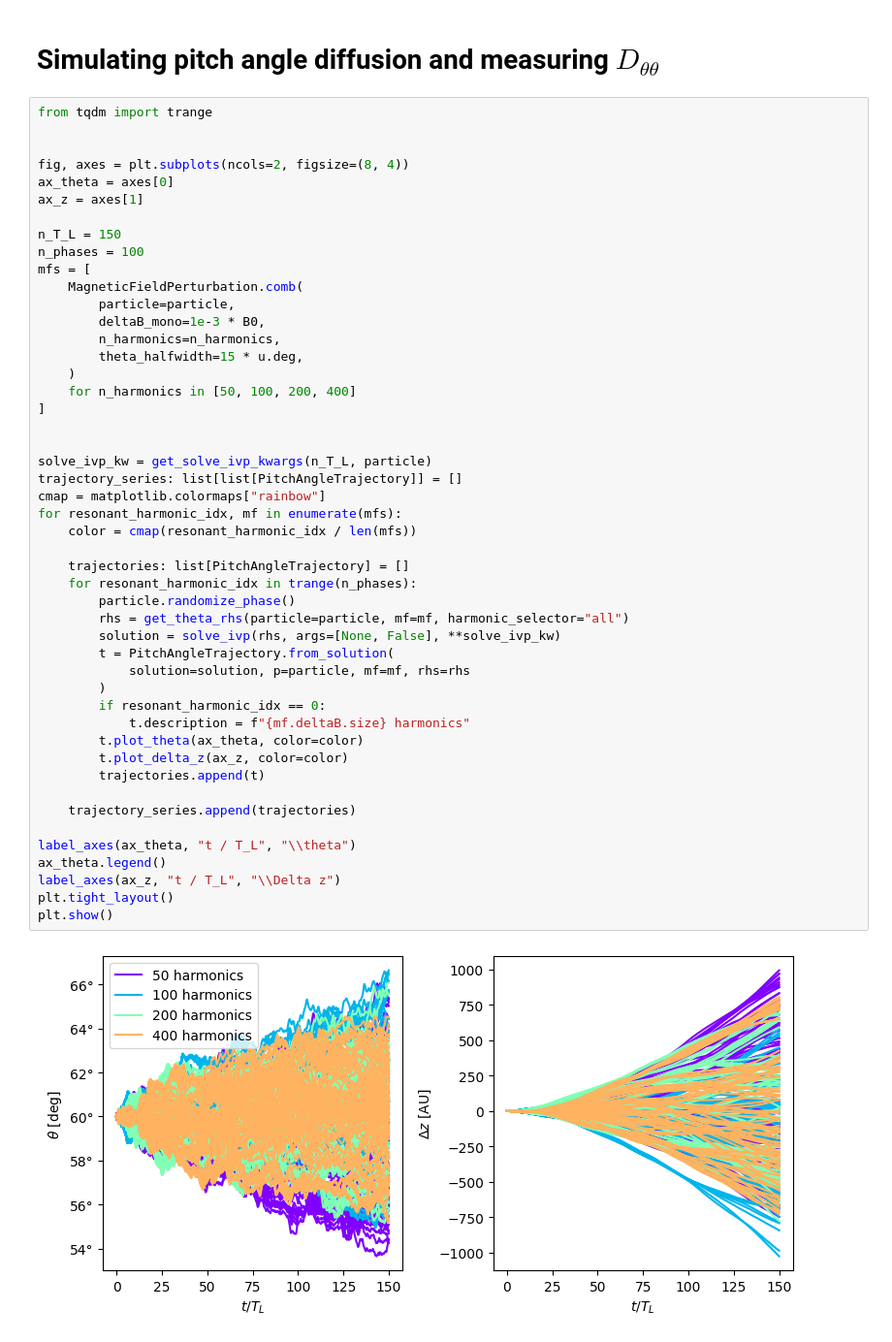
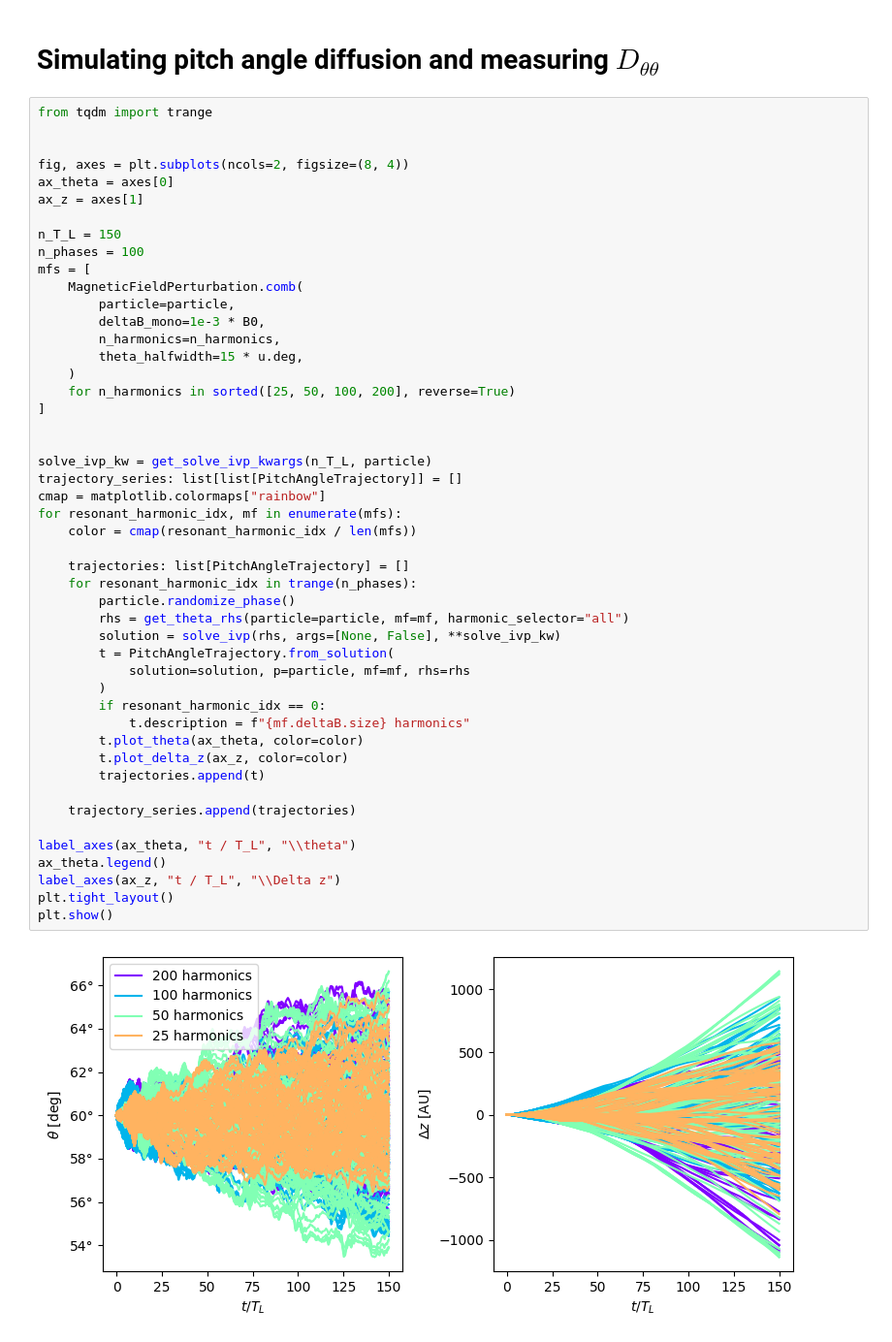
Before and after one commit to nj-vs-vh/gssi-he-th, a Jupyter notebook: Pitch Angle Diffusion Simulation.ipynb, the cells around one changed output. Shown at 97% size. Saved outputs shown, nothing was run; the diff lists cells and outputs as text.

```diff
--- a/Pitch Angle Diffusion Simulation.ipynb
+++ b/Pitch Angle Diffusion Simulation.ipynb
@@ -421,39 +423,39 @@ mfs = [
         n_harmonics=n_harmonics,
         theta_halfwidth=15 * u.deg,
     )
-    for n_harmonics in [50, 100, 200, 400]
+    for n_harmonics in sorted([25, 50, 100, 200], reverse=True)
 ]
 
 
 solve_ivp_kw = get_solve_ivp_kwargs(n_T_L, particle)
 trajectory_series: list[list[PitchAngleTrajectory]] = []
 cmap = matplotlib.colormaps["rainbow"]
 for resonant_harmonic_idx, mf in enumerate(mfs):
     color = cmap(resonant_harmonic_idx / len(mfs))
 
     trajectories: list[PitchAngleTrajectory] = []
     for resonant_harmonic_idx in trange(n_phases):
         particle.randomize_phase()
         rhs = get_theta_rhs(particle=particle, mf=mf, harmonic_selector="all")
         solution = solve_ivp(rhs, args=[None, False], **solve_ivp_kw)
         t = PitchAngleTrajectory.from_solution(
             solution=solution, p=particle, mf=mf, rhs=rhs
         )
         if resonant_harmonic_idx == 0:
             t.description = f"{mf.deltaB.size} harmonics"
         t.plot_theta(ax_theta, color=color)
         t.plot_delta_z(ax_z, color=color)
         trajectories.append(t)
 
     trajectory_series.append(trajectories)
 
 label_axes(ax_theta, "t / T_L", "\\theta")
 ax_theta.legend()
 label_axes(ax_z, "t / T_L", "\\Delta z")
 plt.tight_layout()
 plt.show()
 # %% [output]
-[figure, old version]
+[figure, new version]
 # %%
 fig, ax = plt.subplots()
 ax: plt.Axes
```
Also changed, not shown: parts of 3 cells of this notebook.
